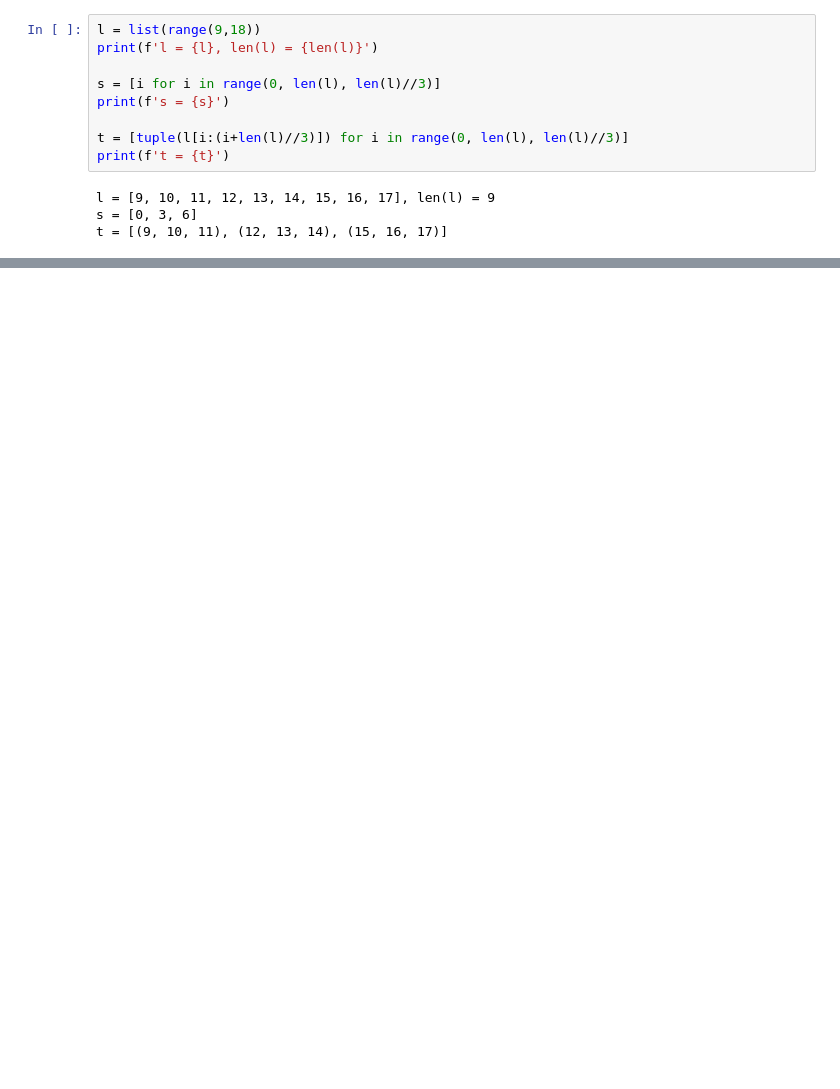
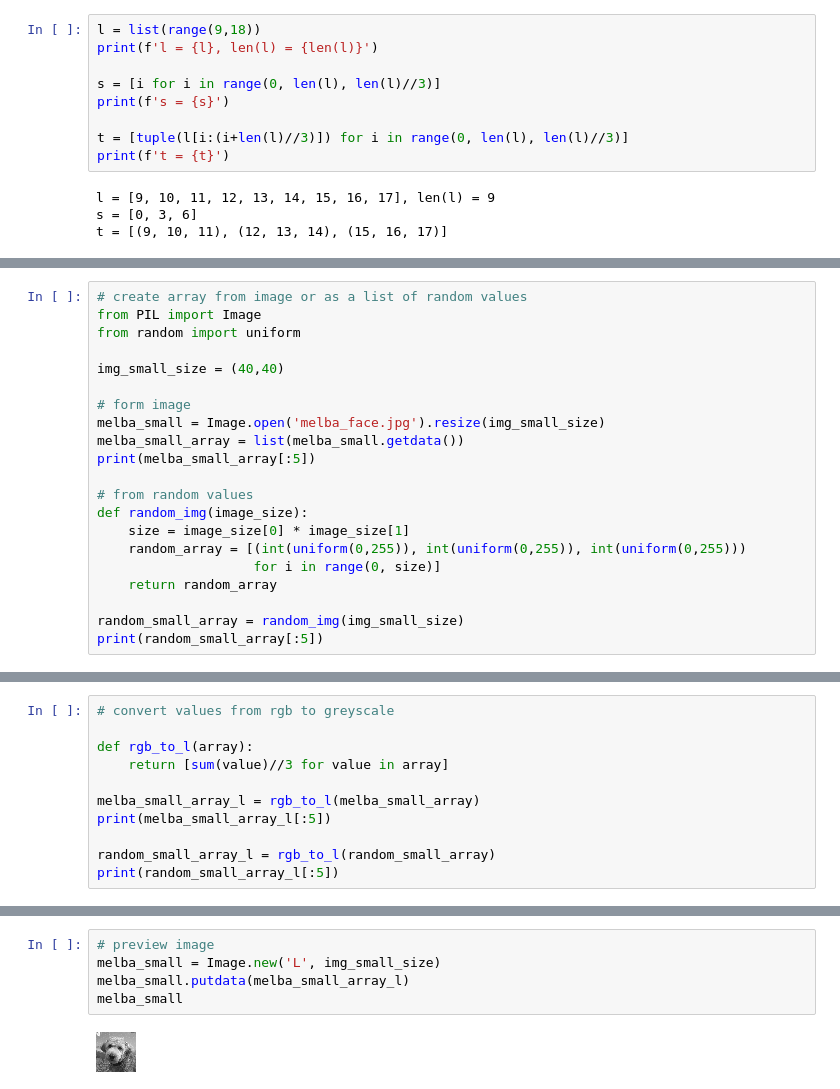
Before and after one commit to saradhimpardha/math_for_programmers, a Jupyter notebook: chapter_06/chapter_06_exercise.ipynb, the cells around one changed output, grey strips where cells are left out. Cells and saved outputs as stored; diff of their text form; blank space fills up the shorter version.

```diff
--- a/chapter_06/chapter_06_exercise.ipynb
+++ b/chapter_06/chapter_06_exercise.ipynb
@@ -1485,0 +1428,21 @@ melba_hi
+# %%
+# create array from image or as a list of random values
+from PIL import Image
+from random import uniform
+
+img_small_size = (40,40)
+
+# form image
+melba_small = Image.open('melba_face.jpg').resize(img_small_size)
+melba_small_array = list(melba_small.getdata())
+print(melba_small_array[:5])
+
+# from random values
+def random_img(image_size):
+    size = image_size[0] * image_size[1]
+    random_array = [(int(uniform(0,255)), int(uniform(0,255)), int(uniform(0,255)))
+                    for i in range(0, size)]
+    return random_array
+
+random_small_array = random_img(img_small_size)
+print(random_small_array[:5])
@@ -1485,0 +1452,11 @@ melba_hi
+# %%
+# convert values from rgb to greyscale
+
+def rgb_to_l(array):
+    return [sum(value)//3 for value in array]
+
+melba_small_array_l = rgb_to_l(melba_small_array)
+print(melba_small_array_l[:5])
+
+random_small_array_l = rgb_to_l(random_small_array)
+print(random_small_array_l[:5])
@@ -1485,0 +1492,7 @@ melba_hi
+# %%
+# preview image
+melba_small = Image.new('L', img_small_size)
+melba_small.putdata(melba_small_array_l)
+melba_small
+# %% [output]
+[figure, added]
```
Also changed, not shown: parts of 23 cells of this notebook.
